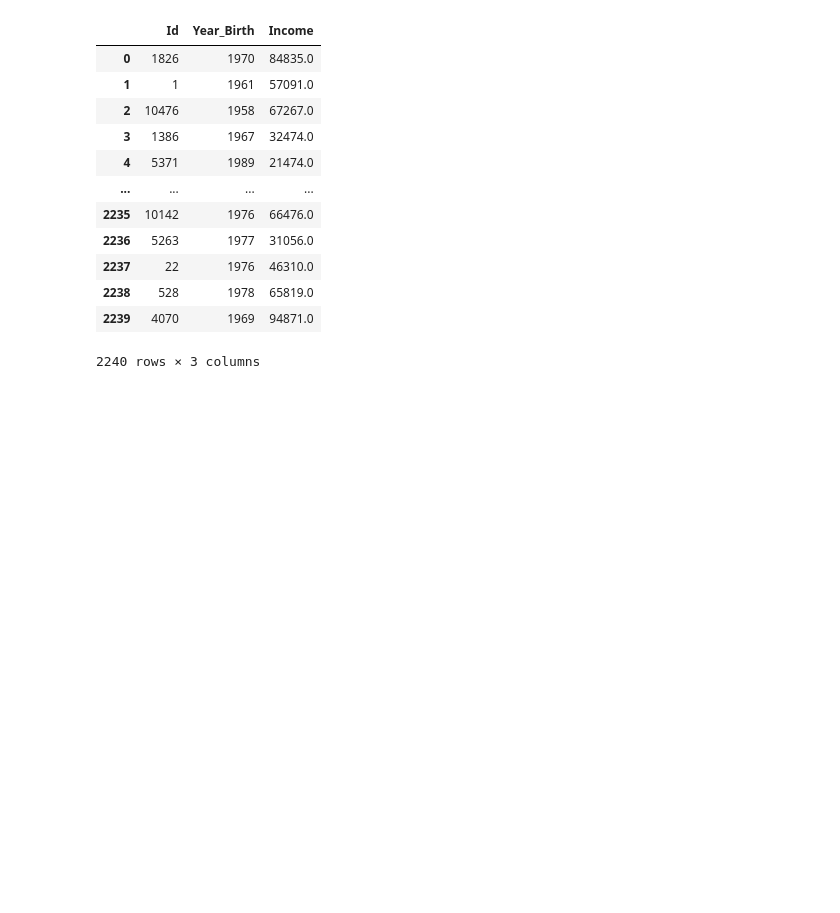
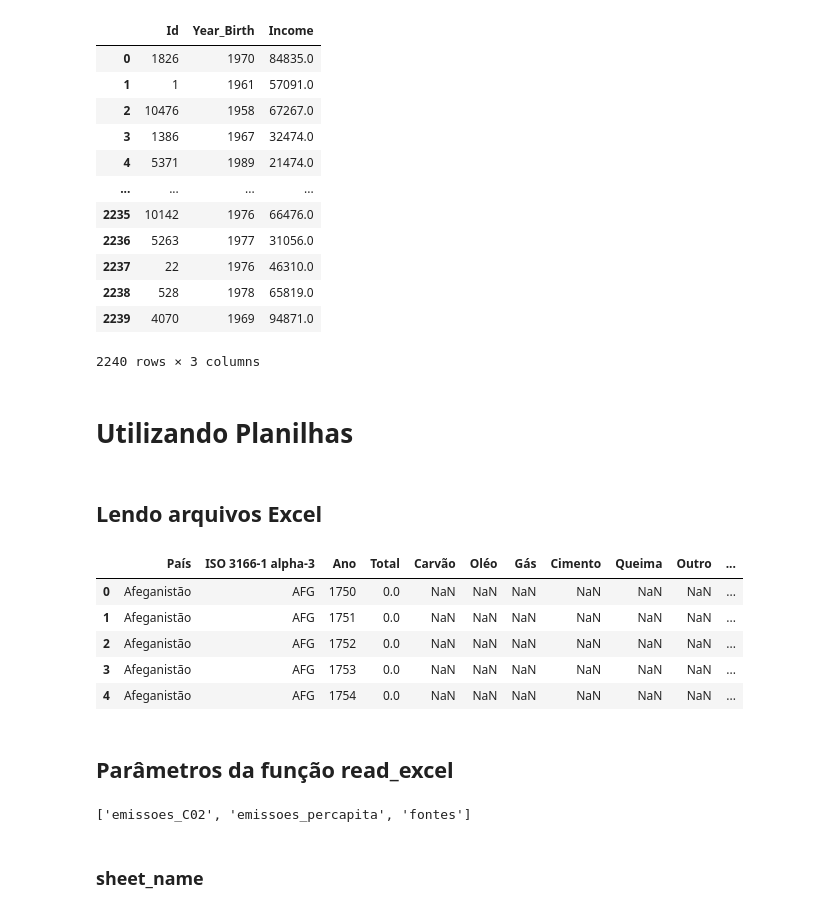
Before and after one commit to Bryncs/PandasIO, a Jupyter notebook: Pandas IO - Trabalhando com diferentes formatos de arquivos.ipynb, the cells around one changed output. Drawn from its saved outputs; the diff is of its cells as text; code cells hidden in the pictures; blank space fills up the shorter version.

```diff
--- a/Pandas IO - Trabalhando com diferentes formatos de arquivos.ipynb
+++ b/Pandas IO - Trabalhando com diferentes formatos de arquivos.ipynb
@@ -127,3 +127,26 @@ pd.read_csv(path + 'clientes_mercado.csv')
 | 2238 | 528 | 1978 | 65819.0 |
 | 2239 | 4070 | 1969 | 94871.0 |
 2240 rows × 3 columns
+# %% [markdown]
+# Utilizando Planilhas
+# %% [markdown]
+## Lendo arquivos Excel
+# %%
+dados_co2 = pd.read_excel(path + 'emissoes_CO2.xlsx')
+# %%
+dados_co2.head()
+# %% [output]
+|  | País | ISO 3166-1 alpha-3 | Ano | Total | Carvão | Oléo | Gás | Cimento | Queima | Outro | ... |
+| 0 | Afeganistão | AFG | 1750 | 0.0 | NaN | NaN | NaN | NaN | NaN | NaN | ... |
+| 1 | Afeganistão | AFG | 1751 | 0.0 | NaN | NaN | NaN | NaN | NaN | NaN | ... |
+| 2 | Afeganistão | AFG | 1752 | 0.0 | NaN | NaN | NaN | NaN | NaN | NaN | ... |
+| 3 | Afeganistão | AFG | 1753 | 0.0 | NaN | NaN | NaN | NaN | NaN | NaN | ... |
+| 4 | Afeganistão | AFG | 1754 | 0.0 | NaN | NaN | NaN | NaN | NaN | NaN | ... |
+# %% [markdown]
+## Parâmetros da função read_excel
+# %%
+pd.ExcelFile(path + 'emissoes_CO2.xlsx').sheet_names
+# %% [output]
+['emissoes_C02', 'emissoes_percapita', 'fontes']
+# %% [markdown]
+### sheet_name
```
Also changed, not shown: parts of 38 cells of this notebook, 4 other files.
